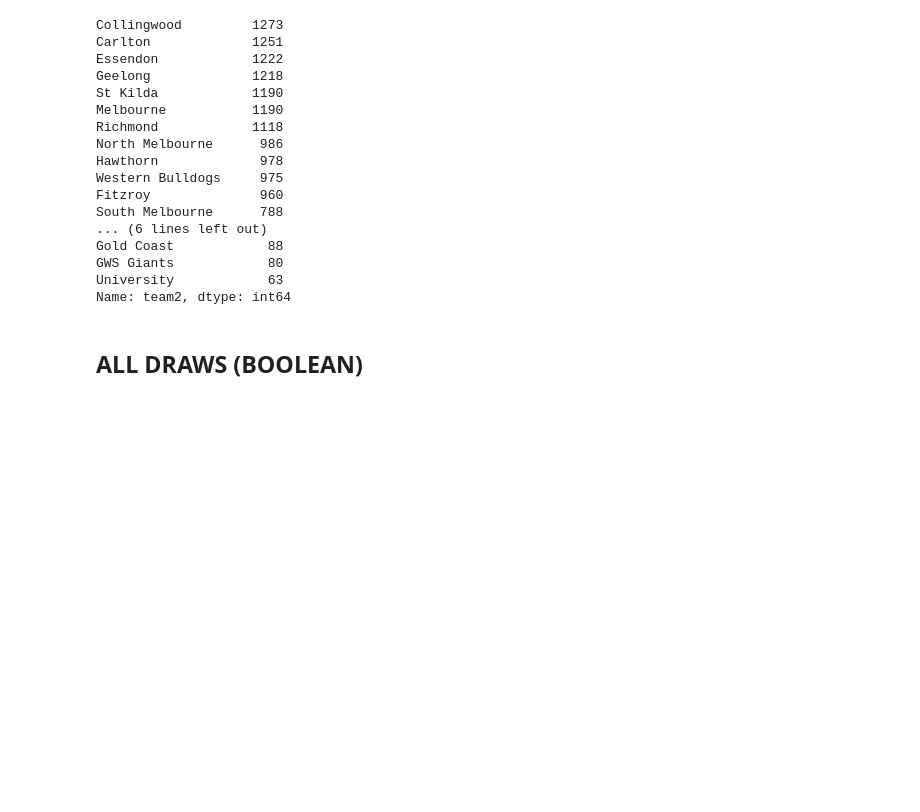
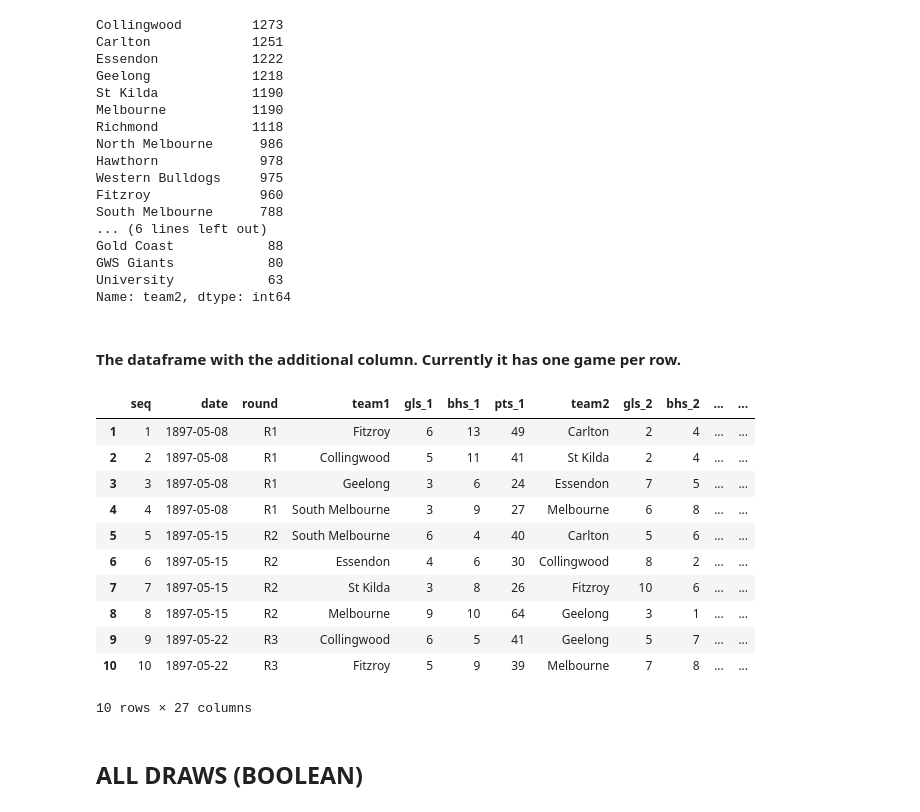
Before and after one commit to stevegabriel1/afl_explore, a Jupyter notebook: afl_proc_23.ipynb, the cells around one changed output. Cells and saved outputs as stored; diff of their text form; code cells hidden in the pictures; blank space fills up the shorter version.

```diff
--- a/afl_proc_23.ipynb
+++ b/afl_proc_23.ipynb
@@ -207,6 +214,23 @@ Gold Coast            88
 GWS Giants            80
 University            63
 Name: team2, dtype: int64
+# %% [markdown]
+#### The dataframe with the additional column. Currently it has one game per row.
+# %%
+trans.head(10)
+# %% [output]
+|  | seq | date | round | team1 | gls_1 | bhs_1 | pts_1 | team2 | gls_2 | bhs_2 | ... | ... |
+| 1 | 1 | 1897-05-08 | R1 | Fitzroy | 6 | 13 | 49 | Carlton | 2 | 4 | ... | ... |
+| 2 | 2 | 1897-05-08 | R1 | Collingwood | 5 | 11 | 41 | St Kilda | 2 | 4 | ... | ... |
+| 3 | 3 | 1897-05-08 | R1 | Geelong | 3 | 6 | 24 | Essendon | 7 | 5 | ... | ... |
+| 4 | 4 | 1897-05-08 | R1 | South Melbourne | 3 | 9 | 27 | Melbourne | 6 | 8 | ... | ... |
+| 5 | 5 | 1897-05-15 | R2 | South Melbourne | 6 | 4 | 40 | Carlton | 5 | 6 | ... | ... |
+| 6 | 6 | 1897-05-15 | R2 | Essendon | 4 | 6 | 30 | Collingwood | 8 | 2 | ... | ... |
+| 7 | 7 | 1897-05-15 | R2 | St Kilda | 3 | 8 | 26 | Fitzroy | 10 | 6 | ... | ... |
+| 8 | 8 | 1897-05-15 | R2 | Melbourne | 9 | 10 | 64 | Geelong | 3 | 1 | ... | ... |
+| 9 | 9 | 1897-05-22 | R3 | Collingwood | 6 | 5 | 41 | Geelong | 5 | 7 | ... | ... |
+| 10 | 10 | 1897-05-22 | R3 | Fitzroy | 5 | 9 | 39 | Melbourne | 7 | 8 | ... | ... |
+10 rows × 27 columns
 # %% [markdown]
 ## ALL DRAWS (BOOLEAN)
 # %%
```
Also changed, not shown: parts of 6 cells of this notebook.
